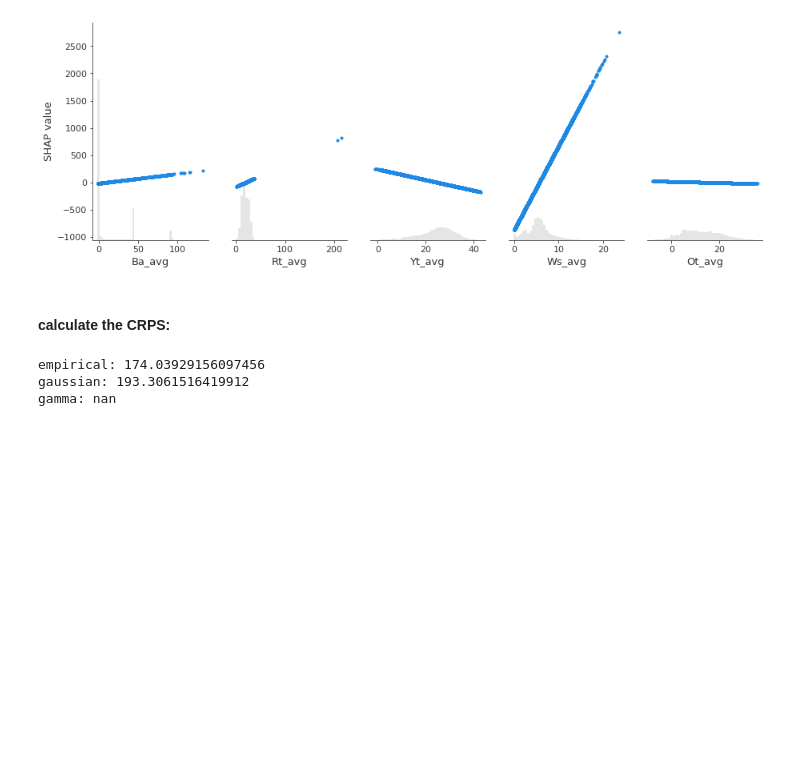
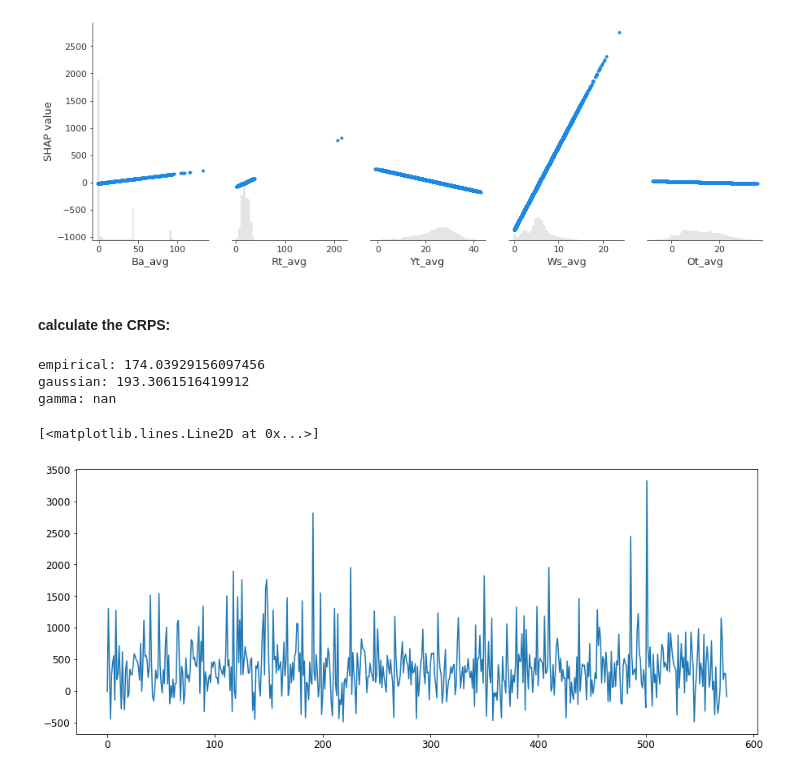
Before and after one commit to jo997/BA-WindPowerForecasting, a Jupyter notebook: thesis work/models/Multiple Linear Regression final model.ipynb, the cells around one changed output. Cells and saved outputs as stored; diff of their text form; code cells hidden in the pictures; blank space fills up the shorter version.

```diff
--- a/thesis work/models/Multiple Linear Regression final model.ipynb
+++ b/thesis work/models/Multiple Linear Regression final model.ipynb
@@ -311,3 +311,9 @@ print("gamma:",gamma)
 empirical: 174.03929156097456
 gaussian: 193.3061516419912
 gamma: nan
+# %%
+a = (LR_predict)[::75]
+plt.plot(a)
+# %% [output]
+[<matplotlib.lines.Line2D at 0x...>]
+[figure, added]
```
Also changed, not shown: parts of 2 cells of this notebook, 1 other file.
